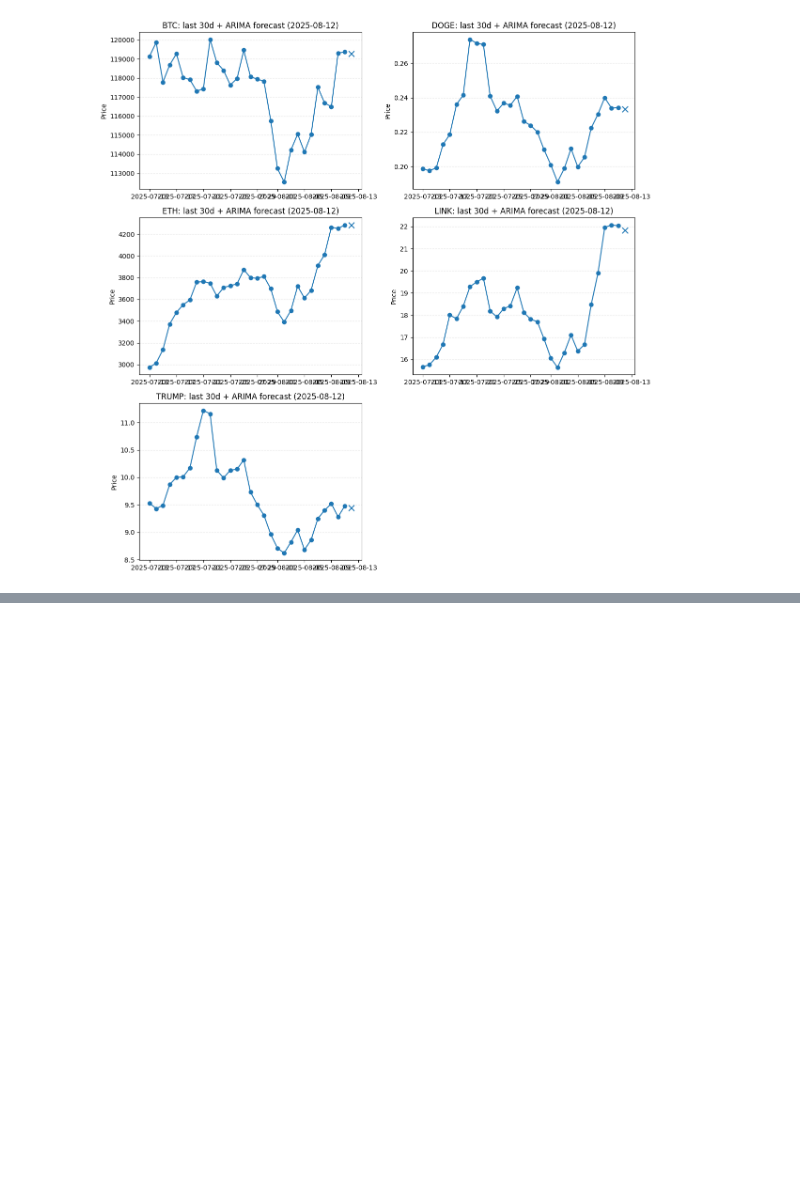
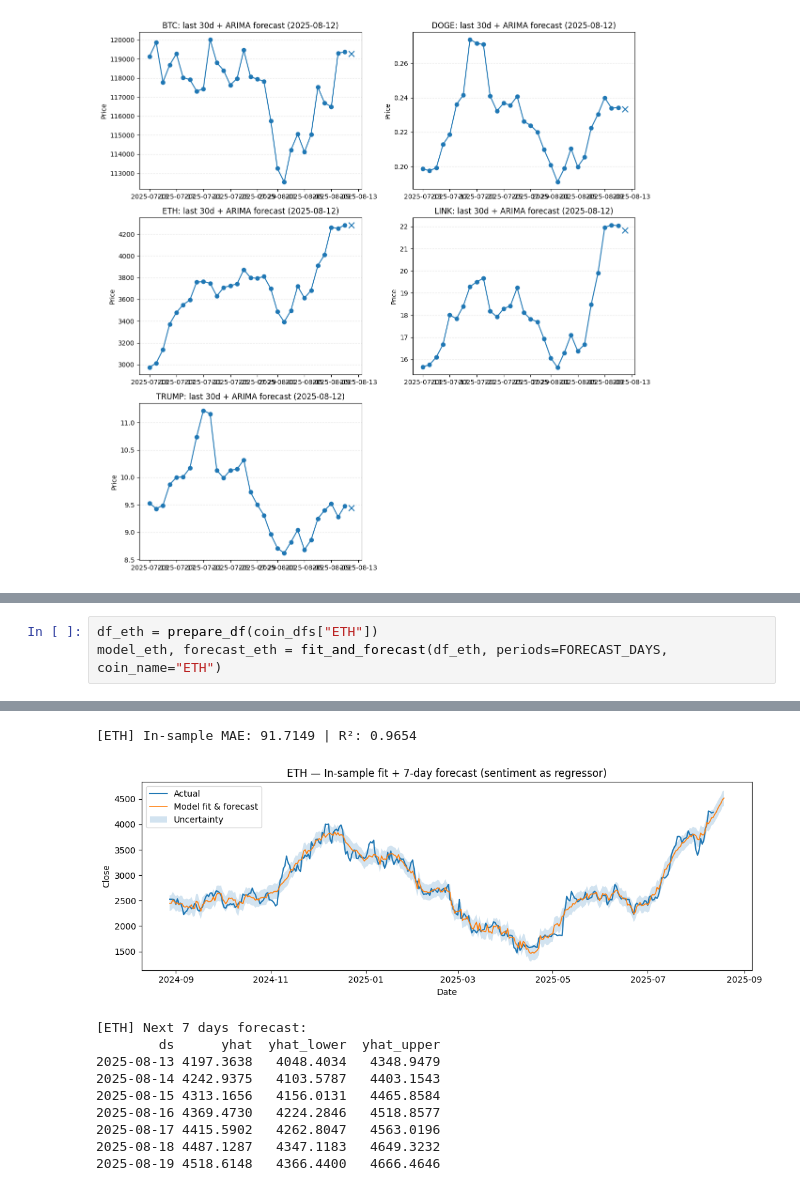
Before and after one commit to Eris-Leksi/Cryptocurrency-Price-Prediction-Models-, a Jupyter notebook: script.ipynb, the cells around one changed output, grey strips where cells are left out. Saved outputs shown, nothing was run; the diff lists cells and outputs as text; blank space fills up the shorter version.

```diff
--- a/script.ipynb
+++ b/script.ipynb
@@ -1397,0 +1397,4 @@ In summary, this project successfully modeled the interplay between sentiment an
+# %%
+df_eth = prepare_df(coin_dfs["ETH"])
+model_eth, forecast_eth = fit_and_forecast(df_eth, periods=FORECAST_DAYS, coin_name="ETH")
+# %% [output]
@@ -1397,0 +1403,11 @@ In summary, this project successfully modeled the interplay between sentiment an
+[ETH] In-sample MAE: 91.7149 | R²: 0.9654
+[figure, added]
+[ETH] Next 7 days forecast:
+        ds      yhat  yhat_lower  yhat_upper
+2025-08-13 4197.3638   4048.4034   4348.9479
+2025-08-14 4242.9375   4103.5787   4403.1543
+2025-08-15 4313.1656   4156.0131   4465.8584
+2025-08-16 4369.4730   4224.2846   4518.8577
+2025-08-17 4415.5902   4262.8047   4563.0196
+2025-08-18 4487.1287   4347.1183   4649.3232
+2025-08-19 4518.6148   4366.4400   4666.4646
```
Also changed, not shown: parts of 32 cells of this notebook, 1 other file.
